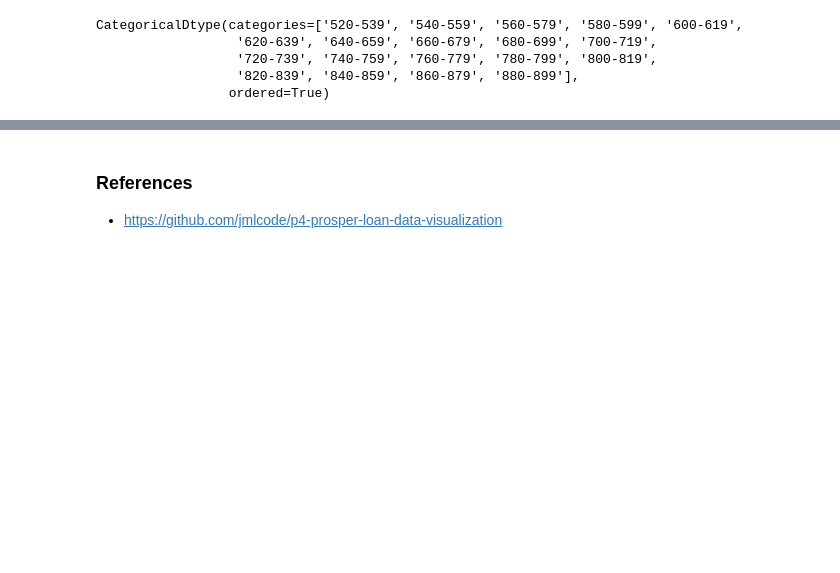
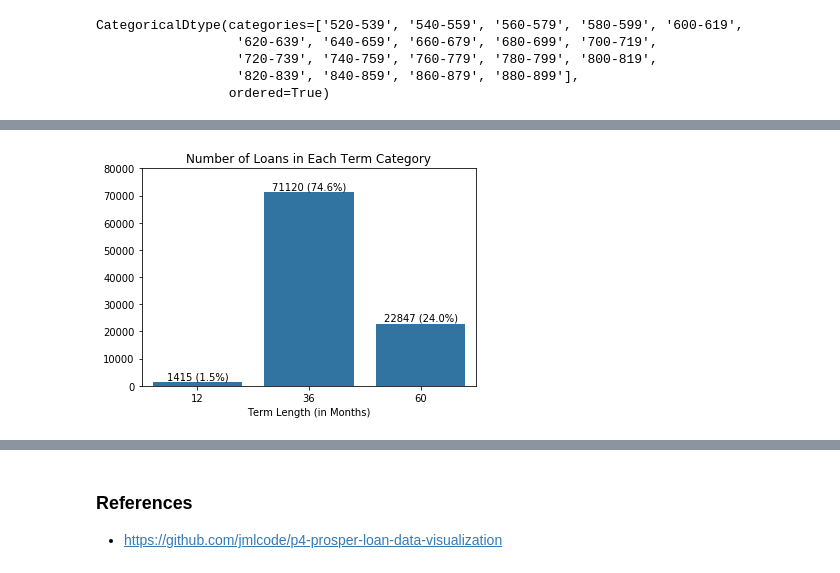
Before and after one commit to Mag-bot/Visualization-Project, a Jupyter notebook: prosperLoanData_wrangling.ipynb, the cells around one changed output, grey strips where cells are left out. Drawn from its saved outputs; the diff is of its cells as text; code cells hidden in the pictures; blank space fills up the shorter version.

```diff
--- a/prosperLoanData_wrangling.ipynb
+++ b/prosperLoanData_wrangling.ipynb
@@ -496,0 +505,26 @@ I will start by looking at the information regarding the number of loans in each
+# %%
+# Modify the count plot of each term to show the percentage of loans within each term
+sb.countplot(data = df_clean, x = 'Term', color = base_color)
+plt.xlabel('Term Length (in Months)')
+plt.ylabel('')
+plt.ylim(0, 80000)
+plt.title('Number of Loans in Each Term Category')
+
+# Retrieve locations and labels of xticks
+locs, labels = plt.xticks()
+
+# Total count and counts for each term
+total_count = df_clean.shape[0]
+term_counts = df_clean.Term.value_counts()
+
+for loc, label in zip(locs, labels):
+    # Number of loans per term as integer
+    term_count = term_counts[int(label.get_text())]
+
+    # Calculate the proportion of each term as percentage
+    term_proportion = '{} ({:0.1f}%)'.format(term_count, 100*term_count/total_count)
+
+    # Place proportion of the term on the top of the bars
+    plt.text(x = loc, y = term_count + 1000, s = term_proportion, ha = 'center', color = 'black', fontsize = 10);
+# %% [output]
+[figure, added]
```
Also changed, not shown: parts of 17 cells of this notebook.
